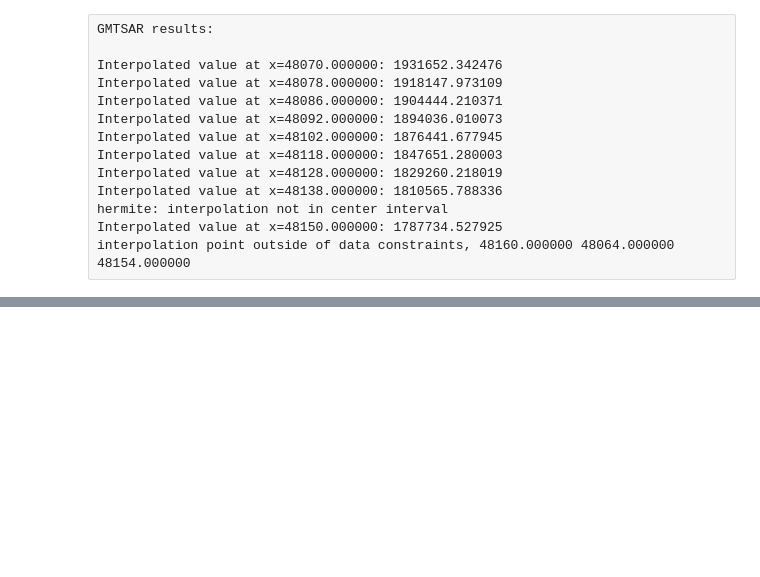
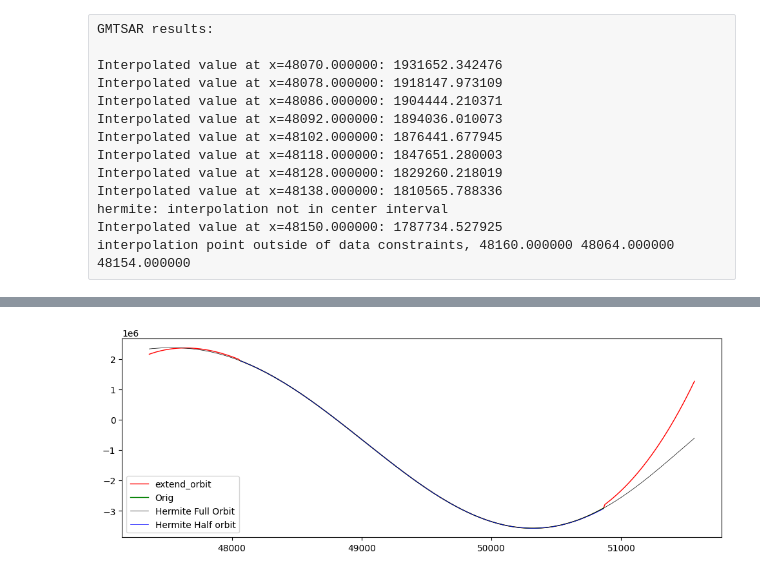
Before and after one commit to AlexeyPechnikov/pygmtsar, a Jupyter notebook: todo/orbit/read_orb_hermite.ipynb, the cells around one changed output, grey strips where cells are left out. Drawn from its saved outputs; the diff is of its cells as text; code cells hidden in the pictures; blank space fills up the shorter version.

```diff
--- a/todo/orbit/read_orb_hermite.ipynb
+++ b/todo/orbit/read_orb_hermite.ipynb
@@ -139,0 +171,35 @@ interpolation point outside of data constraints, 48160.000000 48064.000000 48154
+# %%
+import numpy as np
+from numpy.polynomial.hermite import hermfit, hermval
+
+# Define the data points
+x = orb.isec.values
+y = orb.px.values
+z = orb.vx.values
+
+# Fit the Hermite polynomial
+coeff = hermfit(x, y, 5)
+vals_orig = hermval(orb_extend.isec, coeff)
+# %%
+import numpy as np
+from numpy.polynomial.hermite import hermfit, hermval
+
+# Define the data points
+x = orb.isec.values[len(orb) // 4:-len(orb) // 4]
+y = orb.px.values[len(orb) // 4:-len(orb) // 4]
+z = orb.vx.values[len(orb) // 4:-len(orb) // 4]
+
+# Fit the Hermite polynomial
+coeff = hermfit(x, y, 5)
+
+vals_half = hermval(orb.isec, coeff)
+# %%
+plt.figure(figsize=(12,4))
+plt.plot(orb_extend.isec, orb_extend.px, c='red', lw=1, label='extend_orbit')
+plt.plot(orb.isec, orb.px, c='green', lw=1, label='Orig')
+plt.plot(orb_extend.isec, vals_orig, c='black', lw=0.5, label='Hermite Full Orbit')
+plt.plot(orb.isec, vals_half, c='blue', lw=0.5, label='Hermite Half orbit')
+plt.legend()
+plt.show()
+# %% [output]
+[figure, added]
```
Also changed, not shown: parts of 8 cells of this notebook, 1 other file.
